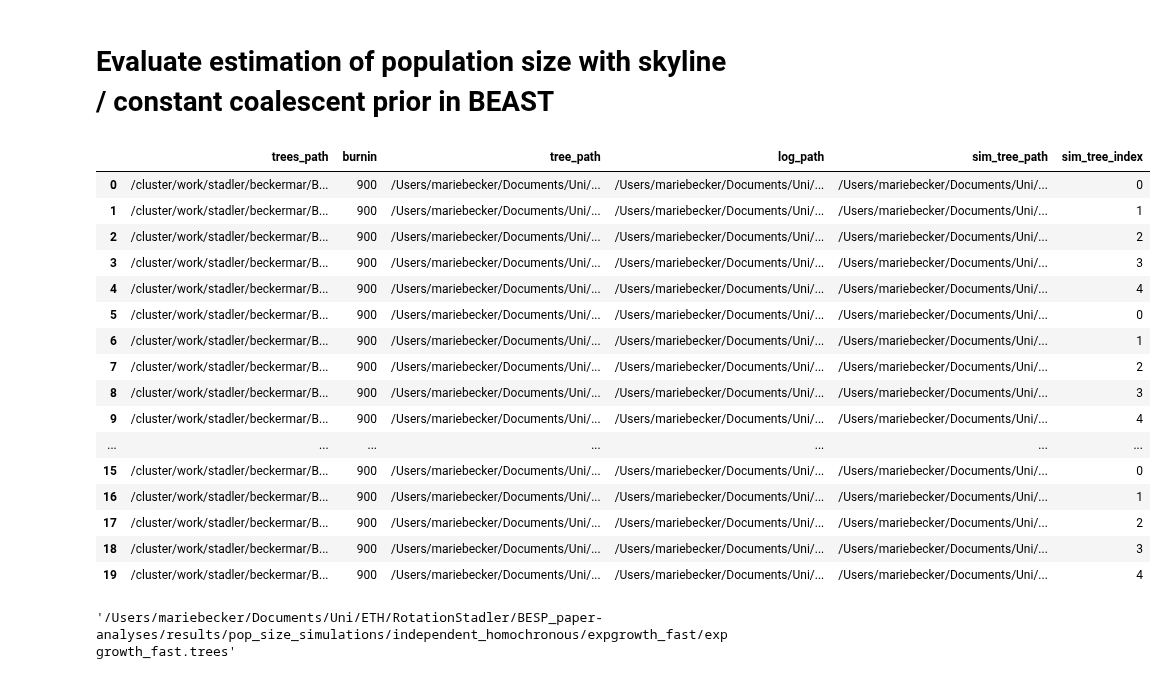
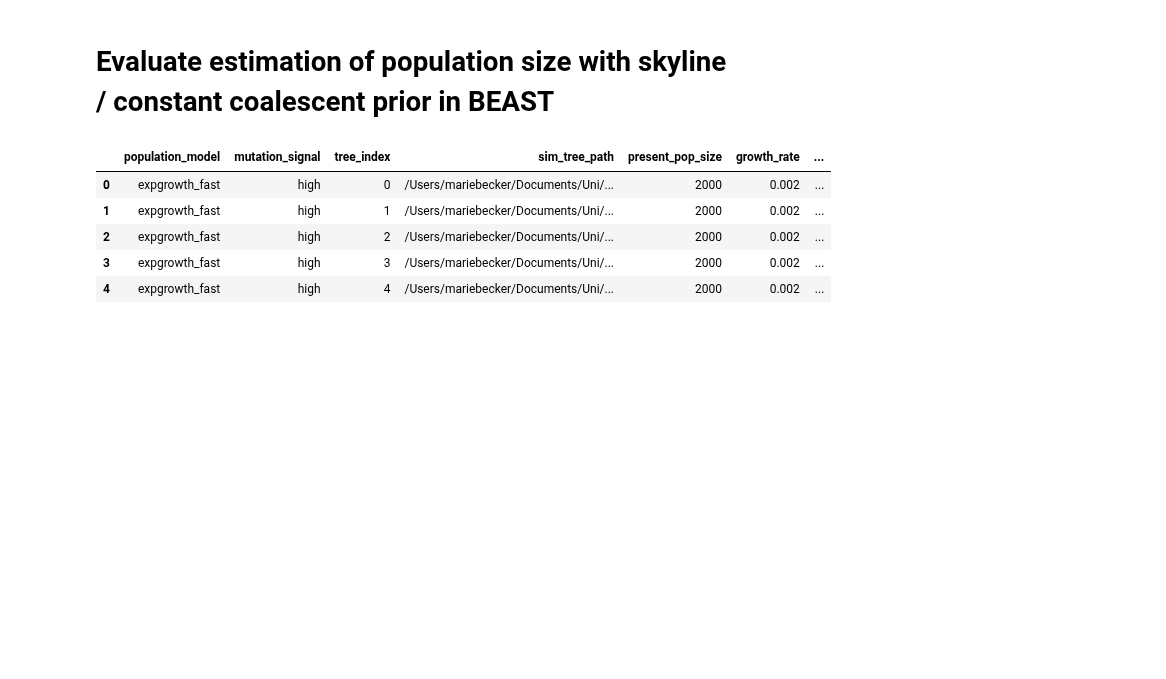
Before and after one commit to marie3003/BESP_paper-analyses, a Jupyter notebook: workflows/evaluate_populationsize.ipynb, the cells around one changed output. Saved outputs shown, nothing was run; the diff lists cells and outputs as text; code cells hidden in the pictures; blank space fills up the shorter version.

```diff
--- a/workflows/evaluate_populationsize.ipynb
+++ b/workflows/evaluate_populationsize.ipynb
@@ -16,71 +16,14 @@ from itertools import combinations
 from evaluation_helpers import *
 # %% [markdown]
 # Evaluate estimation of population size with skyline / constant coalescent prior in BEAST
-# %%
-def determine_sim_tree_path(row, sim_tree_mapping):
-    for key, path in sim_tree_mapping.items():
-        if key in row["tree_path"]:
-            return str(path)
-    return None
-
-def extract_tree_index(tree_path):
-    match = re.search(r"\.T(\d+)\.", tree_path)
-    return int(match.group(1)) if match else None
-
-def process_results(input_csv):
-    """
-    Use all successful runs from the paths csv file.
-    """
-
-    df = pd.read_csv(input_csv)
-
-    # Base repo path (local)
-    repo_base = Path("/Users/mariebecker/Documents/Uni/ETH/RotationStadler/BESP_paper-analyses")
-
-    # Adjust all paths to be relative to local repo and replace .trees with .tree
-    df["tree_path"] = df["trees_path"].apply(
-        lambda p: str((repo_base / Path(p).relative_to("/cluster/work/stadler/beckermar/BESP_paper-analyses")).with_suffix(".tree"))
-    )
-
-    df["log_path"] = df["trees_path"].apply(
-        lambda p: str((repo_base / Path(p).relative_to("/cluster/work/stadler/beckermar/BESP_paper-analyses")).with_suffix(".log"))
-    )
-
-    # Path to simulated trees file
-    sim_tree_base_path = "/Users/mariebecker/Documents/Uni/ETH/RotationStadler/BESP_paper-analyses/results/pop_size_simulations/independent_homochronous"
-    sim_tree_mapping = {
-        "expgrowth_fast": f"{sim_tree_base_path}/expgrowth_fast/expgrowth_fast.trees",
-        "expgrowth_slow": f"{sim_tree_base_path}/expgrowth_slow/expgrowth_slow.trees",
-        "uniform": f"{sim_tree_base_path}/uniform/uniform.trees"
-    }
-
-    df["sim_tree_path"] = df.apply(determine_sim_tree_path, axis=1, args=(sim_tree_mapping,))
-    df["sim_tree_index"] = df["tree_path"].apply(extract_tree_index)
-
-    return df
 # %%
 input_csv = "../scripts/successful_mcmc_runs.csv"
 df = process_results(input_csv)
-df.head(20)
+df.head()
 # %% [output]
-|  | trees_path | burnin | tree_path | log_path | sim_tree_path | sim_tree_index |
-| 0 | /cluster/work/stadler/beckermar/B... | 900 | /Users/mariebecker/Documents/Uni/... | /Users/mariebecker/Documents/Uni/... | /Users/mariebecker/Documents/Uni/... | 0 |
-| 1 | /cluster/work/stadler/beckermar/B... | 900 | /Users/mariebecker/Documents/Uni/... | /Users/mariebecker/Documents/Uni/... | /Users/mariebecker/Documents/Uni/... | 1 |
-| 2 | /cluster/work/stadler/beckermar/B... | 900 | /Users/mariebecker/Documents/Uni/... | /Users/mariebecker/Documents/Uni/... | /Users/mariebecker/Documents/Uni/... | 2 |
-| 3 | /cluster/work/stadler/beckermar/B... | 900 | /Users/mariebecker/Documents/Uni/... | /Users/mariebecker/Documents/Uni/... | /Users/mariebecker/Documents/Uni/... | 3 |
-| 4 | /cluster/work/stadler/beckermar/B... | 900 | /Users/mariebecker/Documents/Uni/... | /Users/mariebecker/Documents/Uni/... | /Users/mariebecker/Documents/Uni/... | 4 |
-| 5 | /cluster/work/stadler/beckermar/B... | 900 | /Users/mariebecker/Documents/Uni/... | /Users/mariebecker/Documents/Uni/... | /Users/mariebecker/Documents/Uni/... | 0 |
-| 6 | /cluster/work/stadler/beckermar/B... | 900 | /Users/mariebecker/Documents/Uni/... | /Users/mariebecker/Documents/Uni/... | /Users/mariebecker/Documents/Uni/... | 1 |
-| 7 | /cluster/work/stadler/beckermar/B... | 900 | /Users/mariebecker/Documents/Uni/... | /Users/mariebecker/Documents/Uni/... | /Users/mariebecker/Documents/Uni/... | 2 |
-| 8 | /cluster/work/stadler/beckermar/B... | 900 | /Users/mariebecker/Documents/Uni/... | /Users/mariebecker/Documents/Uni/... | /Users/mariebecker/Documents/Uni/... | 3 |
-| 9 | /cluster/work/stadler/beckermar/B... | 900 | /Users/mariebecker/Documents/Uni/... | /Users/mariebecker/Documents/Uni/... | /Users/mariebecker/Documents/Uni/... | 4 |
-| ... | ... | ... | ... | ... | ... | ... |
-| 15 | /cluster/work/stadler/beckermar/B... | 900 | /Users/mariebecker/Documents/Uni/... | /Users/mariebecker/Documents/Uni/... | /Users/mariebecker/Documents/Uni/... | 0 |
-| 16 | /cluster/work/stadler/beckermar/B... | 900 | /Users/mariebecker/Documents/Uni/... | /Users/mariebecker/Documents/Uni/... | /Users/mariebecker/Documents/Uni/... | 1 |
-| 17 | /cluster/work/stadler/beckermar/B... | 900 | /Users/mariebecker/Documents/Uni/... | /Users/mariebecker/Documents/Uni/... | /Users/mariebecker/Documents/Uni/... | 2 |
-| 18 | /cluster/work/stadler/beckermar/B... | 900 | /Users/mariebecker/Documents/Uni/... | /Users/mariebecker/Documents/Uni/... | /Users/mariebecker/Documents/Uni/... | 3 |
-| 19 | /cluster/work/stadler/beckermar/B... | 900 | /Users/mariebecker/Documents/Uni/... | /Users/mariebecker/Documents/Uni/... | /Users/mariebecker/Documents/Uni/... | 4 |
+|  | population_model | mutation_signal | tree_index | sim_tree_path | present_pop_size | growth_rate | ... |
+| 0 | expgrowth_fast | high | 0 | /Users/mariebecker/Documents/Uni/... | 2000 | 0.002 | ... |
+| 1 | expgrowth_fast | high | 1 | /Users/mariebecker/Documents/Uni/... | 2000 | 0.002 | ... |
+| 2 | expgrowth_fast | high | 2 | /Users/mariebecker/Documents/Uni/... | 2000 | 0.002 | ... |
+| 3 | expgrowth_fast | high | 3 | /Users/mariebecker/Documents/Uni/... | 2000 | 0.002 | ... |
+| 4 | expgrowth_fast | high | 4 | /Users/mariebecker/Documents/Uni/... | 2000 | 0.002 | ... |
-# %%
-df['sim_tree_path'][0]
-# %% [output]
-'/Users/mariebecker/Documents/Uni/ETH/RotationStadler/BESP_paper-analyses/results/pop_size_simulations/independent_homochronous/expgrowth_fast/expgrowth_fast.trees'
```
Also changed, not shown: parts of 8 cells of this notebook, 9 other files.
